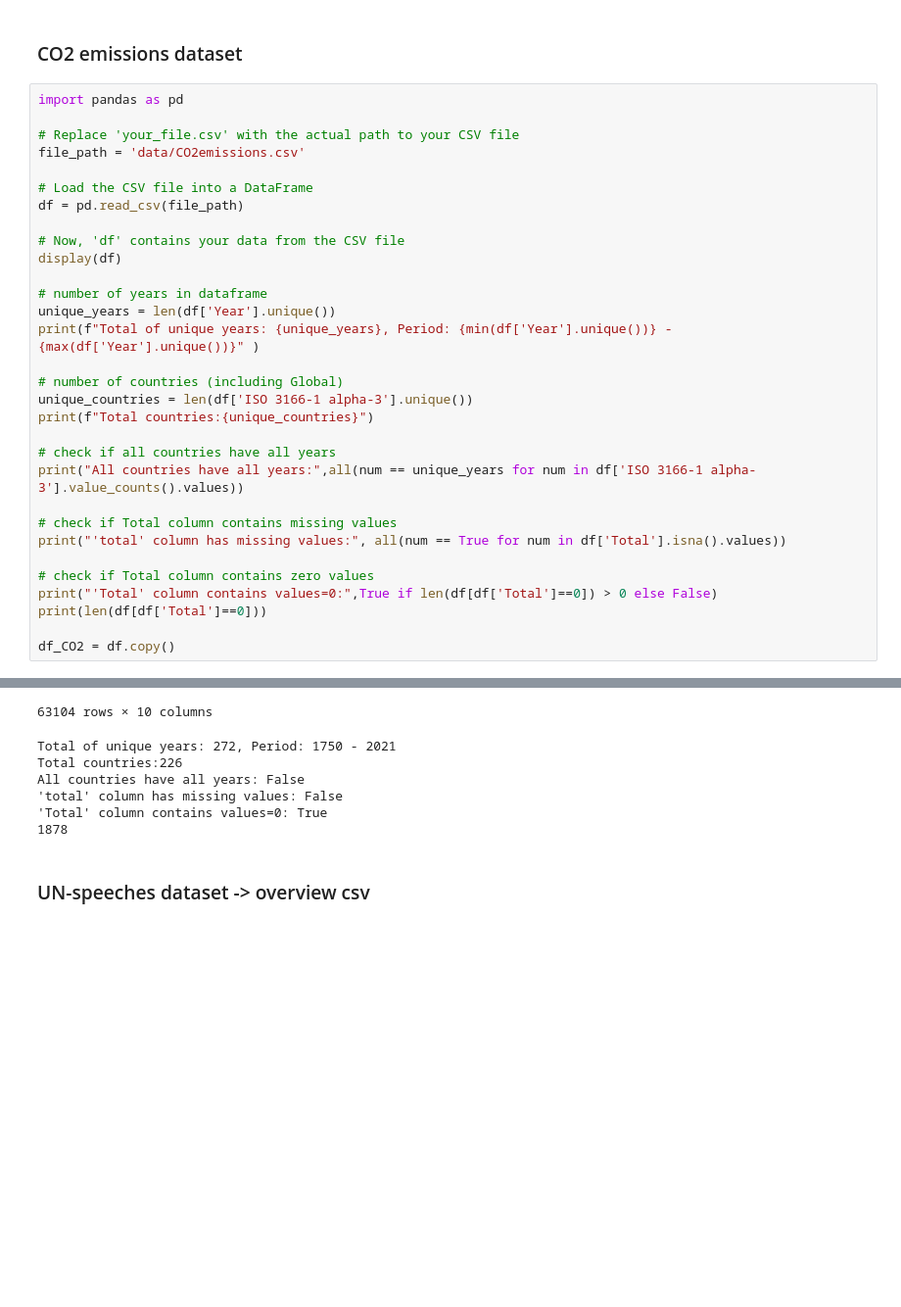
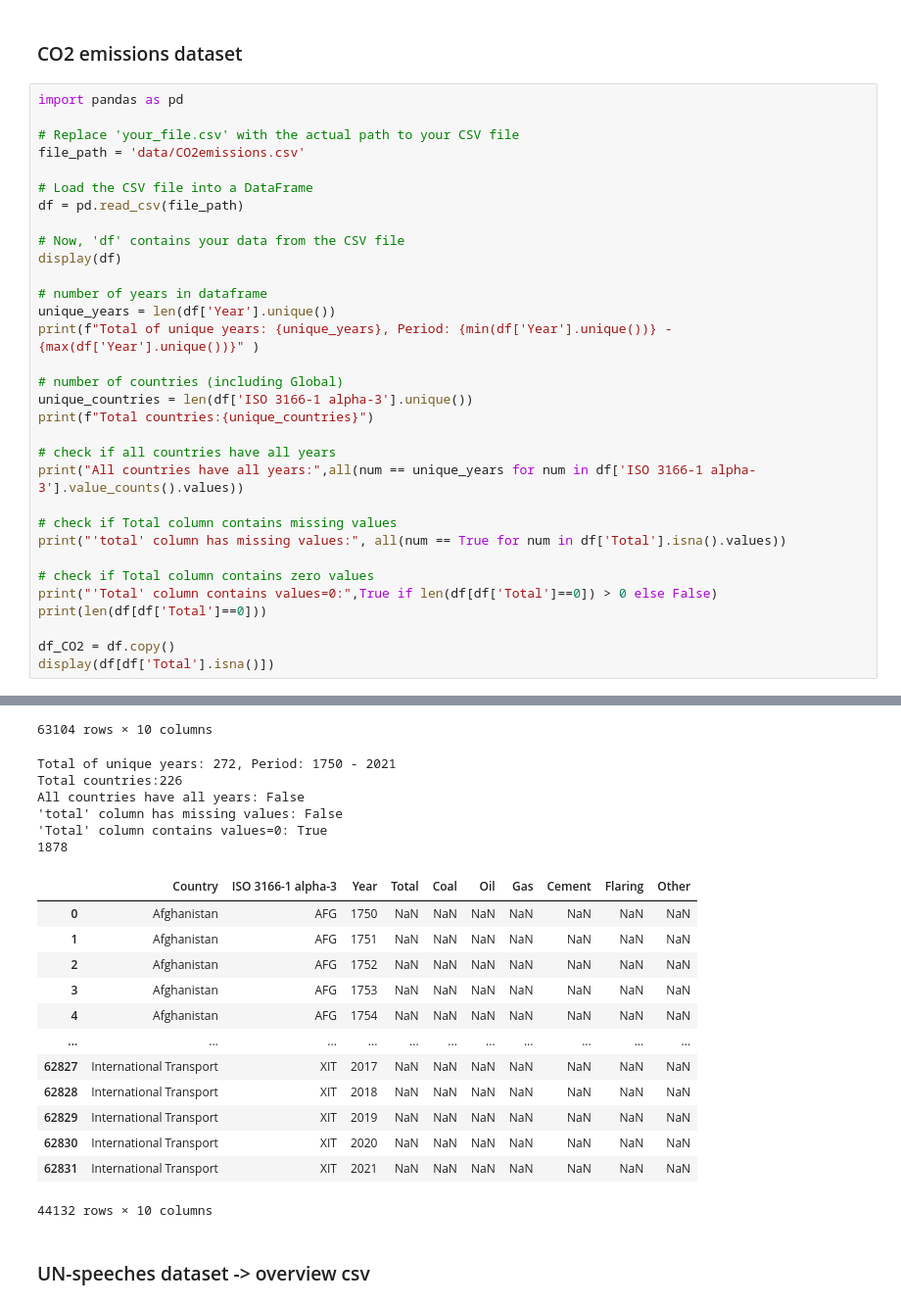
Before and after one commit to JuliusHuizing/fundamentals_of_data_science_shared, a Jupyter notebook: main.ipynb, the cells around one changed output, grey strips where cells are left out. Shown at 98% size. Cells and saved outputs as stored; diff of their text form; blank space fills up the shorter version.

```diff
--- a/main.ipynb
+++ b/main.ipynb
@@ -24,33 +24,47 @@ print(f"Total countries:{unique_countries}")
 print("All countries have all years:",all(num == unique_years for num in df['ISO 3166-1 alpha-3'].value_counts().values))
 
 # check if Total column contains missing values
 print("'total' column has missing values:", all(num == True for num in df['Total'].isna().values))
 
 # check if Total column contains zero values
 print("'Total' column contains values=0:",True if len(df[df['Total']==0]) > 0 else False)
 print(len(df[df['Total']==0]))
 
 df_CO2 = df.copy()
+display(df[df['Total'].isna()])
 # %% [output]
 |  | Country | ISO 3166-1 alpha-3 | Year | Total | Coal | Oil | Gas | Cement | Flaring | Other |
 | 0 | Afghanistan | AFG | 1750 | NaN | NaN | NaN | NaN | NaN | NaN | NaN |
 | 1 | Afghanistan | AFG | 1751 | NaN | NaN | NaN | NaN | NaN | NaN | NaN |
 | 2 | Afghanistan | AFG | 1752 | NaN | NaN | NaN | NaN | NaN | NaN | NaN |
 | 3 | Afghanistan | AFG | 1753 | NaN | NaN | NaN | NaN | NaN | NaN | NaN |
 | 4 | Afghanistan | AFG | 1754 | NaN | NaN | NaN | NaN | NaN | NaN | NaN |
 | ... | ... | ... | ... | ... | ... | ... | ... | ... | ... | ... |
 | 63099 | Global | WLD | 2017 | 4.749682 | 1.908857 | 1.610910 | 0.940144 | 0.198416 | 0.051579 | 0.039776 |
 | 63100 | Global | WLD | 2018 | 4.792753 | 1.919213 | 1.596350 | 0.979965 | 0.204225 | 0.053634 | 0.039366 |
 | 63101 | Global | WLD | 2019 | 4.775633 | 1.896468 | 1.589920 | 0.984878 | 0.208309 | 0.056569 | 0.039490 |
 | 63102 | Global | WLD | 2020 | 4.497423 | 1.807760 | 1.427353 | 0.963695 | 0.208844 | 0.051981 | 0.037789 |
 | 63103 | Global | WLD | 2021 | 4.693699 | 1.893923 | 1.496614 | 1.001585 | 0.211472 | 0.052663 | 0.037443 |
 63104 rows × 10 columns
 Total of unique years: 272, Period: 1750 - 2021
 Total countries:226
 All countries have all years: False
 'total' column has missing values: False
 'Total' column contains values=0: True
 1878
+|  | Country | ISO 3166-1 alpha-3 | Year | Total | Coal | Oil | Gas | Cement | Flaring | Other |
+| 0 | Afghanistan | AFG | 1750 | NaN | NaN | NaN | NaN | NaN | NaN | NaN |
+| 1 | Afghanistan | AFG | 1751 | NaN | NaN | NaN | NaN | NaN | NaN | NaN |
+| 2 | Afghanistan | AFG | 1752 | NaN | NaN | NaN | NaN | NaN | NaN | NaN |
+| 3 | Afghanistan | AFG | 1753 | NaN | NaN | NaN | NaN | NaN | NaN | NaN |
+| 4 | Afghanistan | AFG | 1754 | NaN | NaN | NaN | NaN | NaN | NaN | NaN |
+| ... | ... | ... | ... | ... | ... | ... | ... | ... | ... | ... |
+| 62827 | International Transport | XIT | 2017 | NaN | NaN | NaN | NaN | NaN | NaN | NaN |
+| 62828 | International Transport | XIT | 2018 | NaN | NaN | NaN | NaN | NaN | NaN | NaN |
+| 62829 | International Transport | XIT | 2019 | NaN | NaN | NaN | NaN | NaN | NaN | NaN |
+| 62830 | International Transport | XIT | 2020 | NaN | NaN | NaN | NaN | NaN | NaN | NaN |
+| 62831 | International Transport | XIT | 2021 | NaN | NaN | NaN | NaN | NaN | NaN | NaN |
+44132 rows × 10 columns
 # %% [markdown]
 ### UN-speeches dataset -> overview csv
 # %%
```
Also changed, not shown: parts of 11 cells of this notebook.
